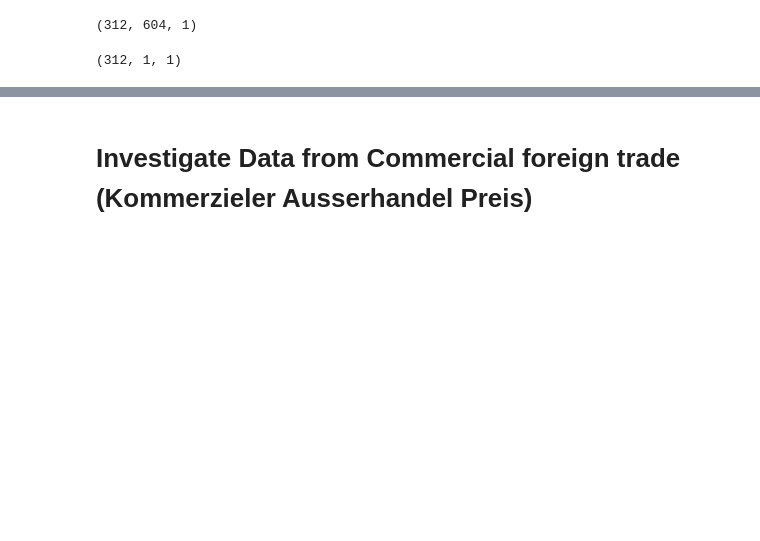
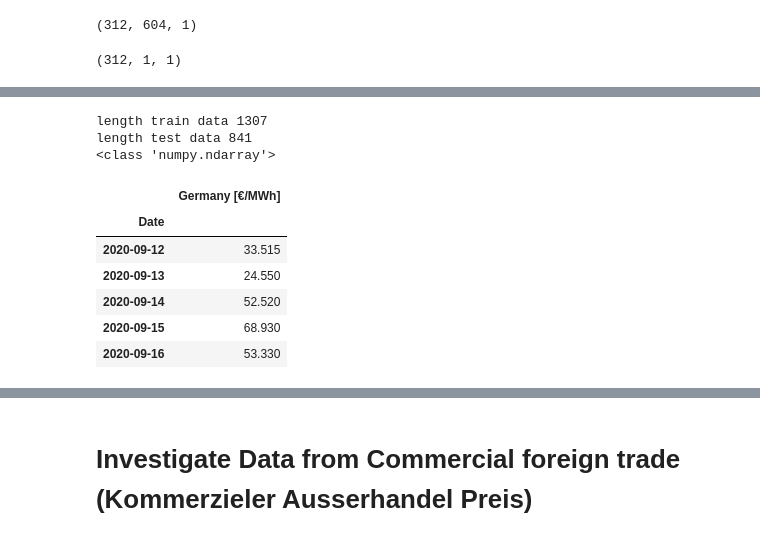
Before and after one commit to Arassc/energy-analysis-and-predictions, a Jupyter notebook: notebooks/load_data_test.ipynb, the cells around one changed output, grey strips where cells are left out. Saved outputs shown, nothing was run; the diff lists cells and outputs as text; code cells hidden in the pictures; blank space fills up the shorter version.

```diff
--- a/notebooks/load_data_test.ipynb
+++ b/notebooks/load_data_test.ipynb
@@ -301,0 +304,11 @@ y_test.shape
+# %%
+TRAIN_TEST_SEQUENCE = math.ceil(energy_prices_df.shape[0] * 0.15)
+print('INPUT_LENGTH_SPLIT =', TRAIN_TEST_SEQUENCE)
+TRAIN_TEST_RATIO = 0.7
+N_FEATURES = 1
+OUTPUT_LENGTH = 1
+FOLDS_SEQUENCE = 1
+FOLD_LENGTH_RATIO = 0.66
+TARGET = energy_prices_df.columns[0]
+units_gru_layer_1 = 64
+units_gru_layer_2 = 32
@@ -301,0 +334,20 @@ y_test.shape
+# %%
+(df_train, df_test) = get_train_test_split(energy_prices_df, TRAIN_TEST_RATIO, TRAIN_TEST_SEQUENCE)
+scaler = scale_data(df_train)
+df_train_scaled = scaler.transform(df_train)
+df_test_scaled = scaler.transform(df_test)
+print(type(df_train_scaled))
+# %% [output]
+length train data 1307
+length test data 841
+<class 'numpy.ndarray'>
+# %%
+df_test.head()
+# %% [output]
+|  | Germany [€/MWh] |
+| Date |  |
+| 2020-09-12 | 33.515 |
+| 2020-09-13 | 24.550 |
+| 2020-09-14 | 52.520 |
+| 2020-09-15 | 68.930 |
+| 2020-09-16 | 53.330 |
```
Also changed, not shown: parts of 17 cells of this notebook, 5 other files.
